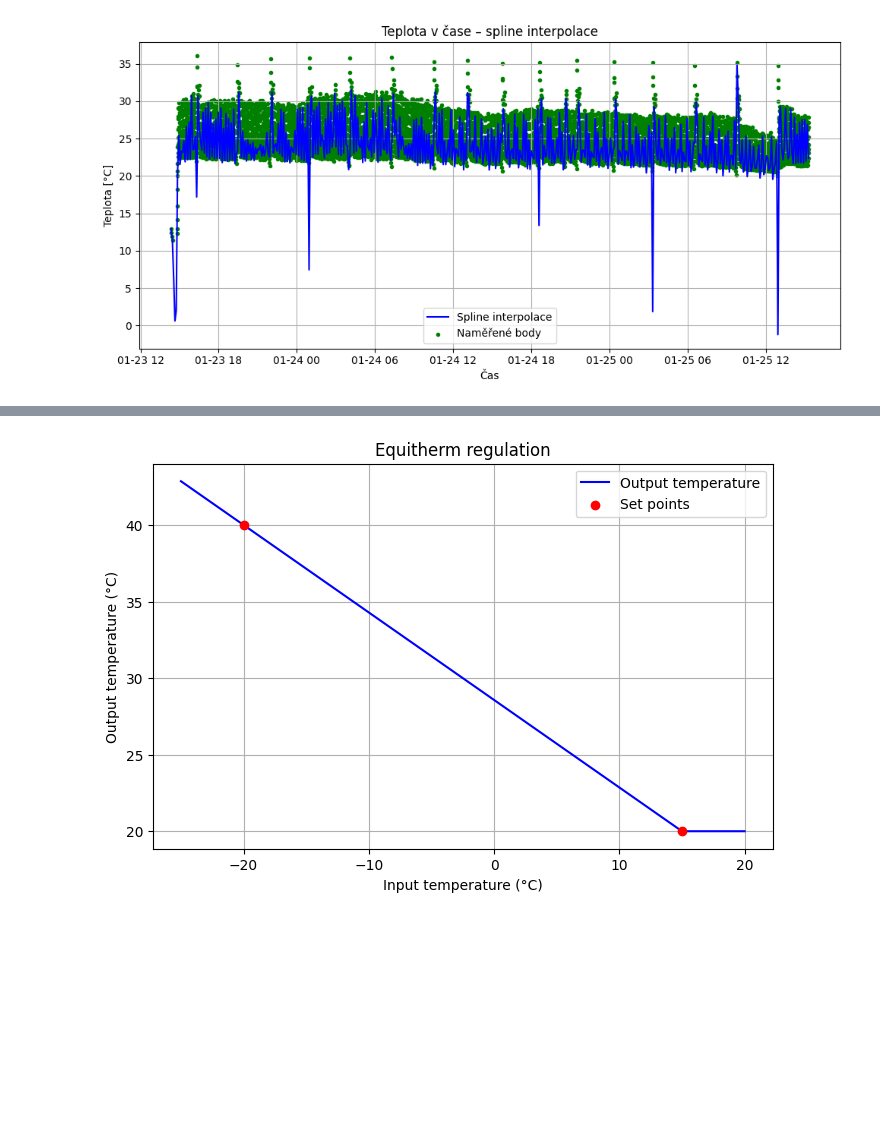
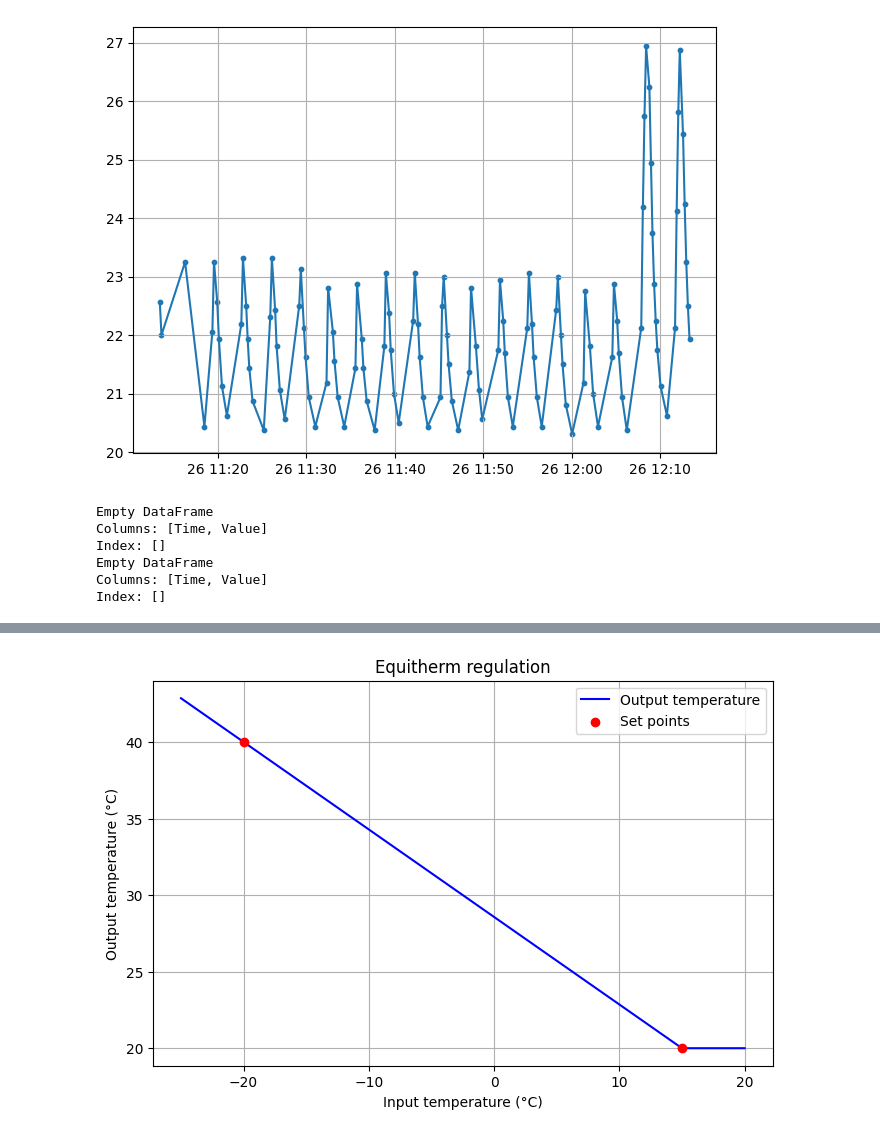
Before and after one commit to MarekCoderslab/Teploty_kotle, a Jupyter notebook: Teplota_kotle.ipynb, the cells around one changed output, grey strips where cells are left out. Cells and saved outputs as stored; diff of their text form; code cells hidden in the pictures; blank space fills up the shorter version.

```diff
--- a/Teplota_kotle.ipynb
+++ b/Teplota_kotle.ipynb
@@ -1,63 +1,31 @@
 # %%
 import pandas as pd
 import matplotlib.pyplot as plt
-from scipy.interpolate import CubicSpline
-import numpy as np
 
-# 1) Načtení CSV bez hlavičky
-df = pd.read_csv("teplota_log.csv", header=None)
+df = pd.read_csv("teplota_log.csv", header=None, names=["Time", "Value"])
+df["Time"] = pd.to_datetime(df["Time"], errors="coerce")
+df["Value"] = pd.to_numeric(df["Value"], errors="coerce")
+df = df.dropna().sort_values("Time").drop_duplicates("Time")
 
-# 2) Pojmenování sloupců
-df.columns = ["Time", "Value"]
+df_plot = df[df["Time"] >= df["Time"].max() - pd.Timedelta(hours=1)]
 
-# 3) Odstranění prázdných řádků
-df = df.dropna(how="all")
-
-# 4) Odstranění řádků bez hodnoty
-df = df.dropna(subset=["Value"])
-
-# 5) Převod Time na datetime
-df["Time"] = pd.to_datetime(df["Time"], errors="coerce")
-
-# 6) Odstranění řádků s nevalidním časem
-df = df.dropna(subset=["Time"])
-
-# 7) Seřazení podle času
-df = df.sort_values("Time")
-
-# 8) Odstranění duplicitních časů
-df = df.drop_duplicates(subset=["Time"])
-
-# 9) Kontrola počtu bodů
-if len(df) < 3:
-    raise ValueError("Pro spline interpolaci jsou potřeba alespoň 3 body.")
-
-# 10) Převedení času na sekundy
-t0 = df["Time"].min()
-x = (df["Time"] - t0).dt.total_seconds().values
-y = df["Value"].values
-
-# 11) Spline interpolace
-cs = CubicSpline(x, y)
-x_fine = np.linspace(x.min(), x.max(), 500)
-y_fine = cs(x_fine)
-
-# 12) Převod zpět na čas
-time_fine = [t0 + pd.Timedelta(seconds=float(s)) for s in x_fine]
-
-# 13) Graf
-plt.figure(figsize=(10,5))
-plt.plot(time_fine, y_fine, label="Spline interpolace", color="blue")
-plt.scatter(df["Time"], df["Value"], color="green", label="Naměřené body", marker=".")
-plt.xlabel("Čas")
-plt.ylabel("Teplota [°C]")
-plt.title("Teplota v čase – spline interpolace")
-plt.grid(True)
-plt.legend()
+plt.plot(df_plot["Time"], df_plot["Value"])
+plt.scatter(df_plot["Time"], df_plot["Value"], s=10)
+plt.grid()
 plt.tight_layout()
 plt.show()
 # %% [output]
-[figure, old version]
+[figure, new version]
+# %%
+print(df_plot[df_plot["Value"] < -5].head())
+print(df_plot[df_plot["Value"] > 35].head())
+# %% [output]
+Empty DataFrame
+Columns: [Time, Value]
+Index: []
+Empty DataFrame
+Columns: [Time, Value]
+Index: []
 # %%
 import pandas as pd
 
```
Also changed, not shown: parts of 4 cells of this notebook, 2 other files.
